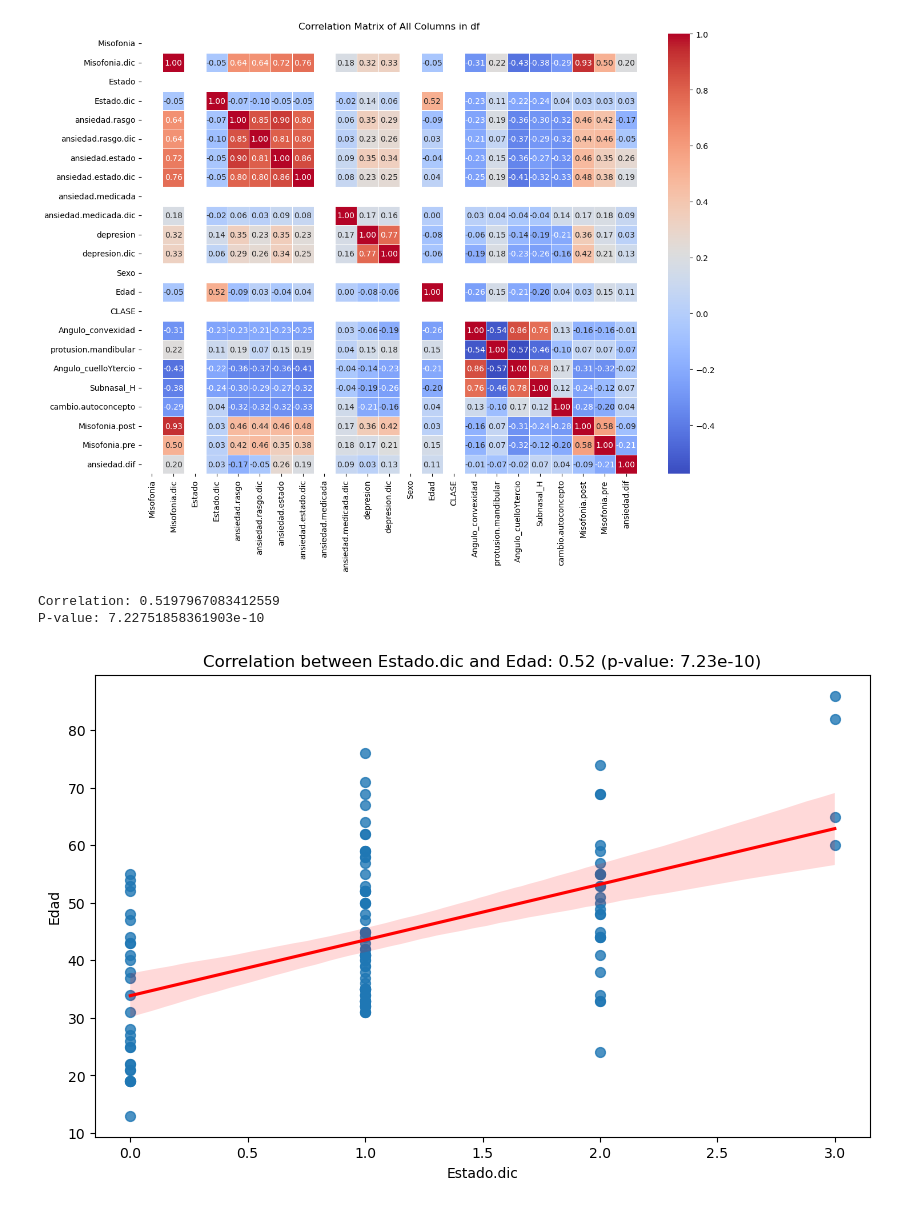
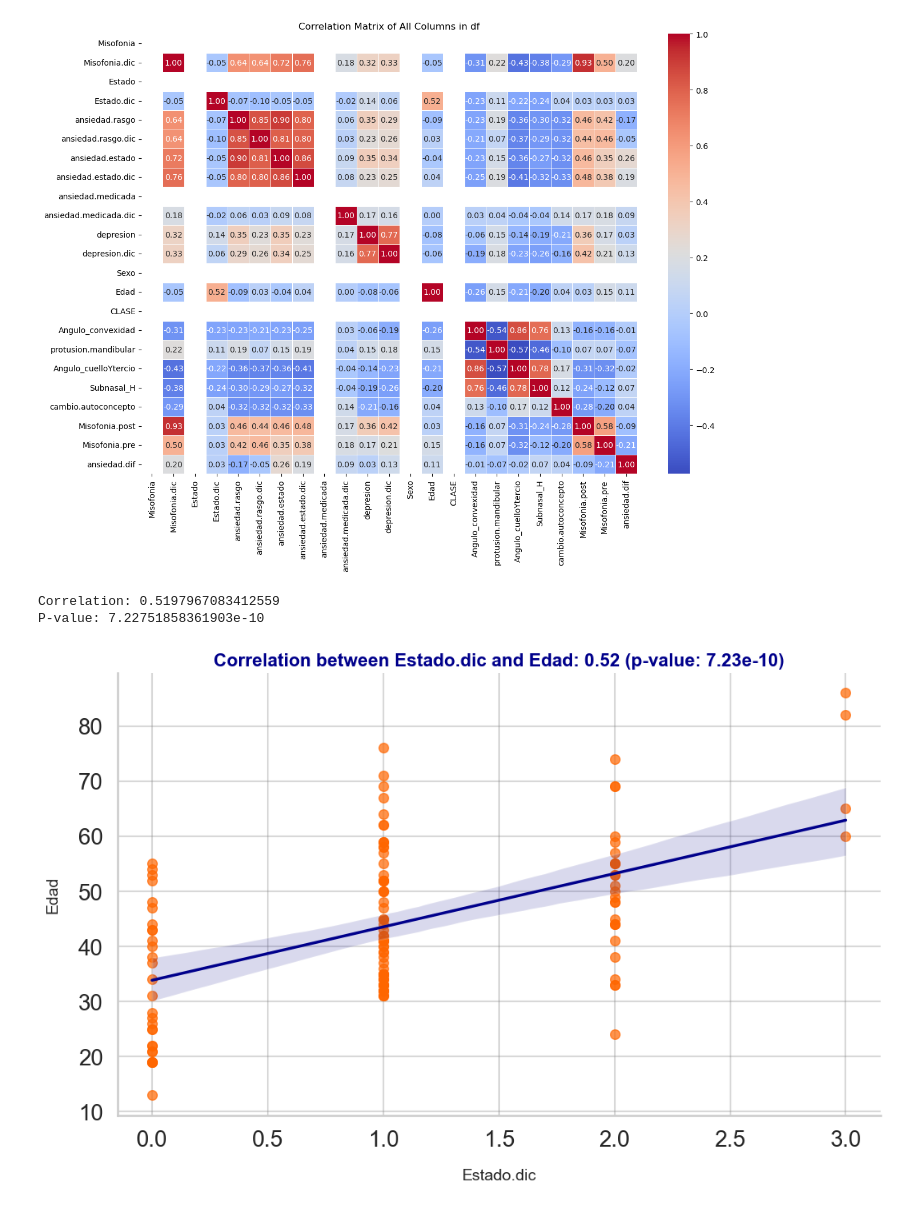
Before and after one commit to MMRES-PyBootcamp/MMRES-python-bootcamp2024, a Jupyter notebook: Misophonia_report/MMRES_Report_AlbertGrass_AndresGordo.ipynb, the cells around one changed output. Cells and saved outputs as stored; diff of their text form; code cells hidden in the pictures.

Commit message:
Finish Exploratory data Analysis Part

```diff
--- a/Misophonia_report/MMRES_Report_AlbertGrass_AndresGordo.ipynb
+++ b/Misophonia_report/MMRES_Report_AlbertGrass_AndresGordo.ipynb
@@ -137,23 +152,40 @@ plt.show()
 # %%
 # Calculate the correlation
 # Calculate the correlation
 correlation = df['Estado.dic'].corr(df['Edad'])
 print(f"Correlation: {correlation}")
 
 # Compute the p-value
 n = df[['Estado.dic', 'Edad']].dropna().shape[0]
 t_stat = correlation * np.sqrt((n - 2) / (1 - correlation**2))
 p_value = 2 * (1 - stats.t.cdf(np.abs(t_stat), df=n-2))
 print(f"P-value: {p_value}")
 
-# Plot the data
-plt.figure(figsize=(10, 6))
-sns.regplot(x='Estado.dic', y='Edad', data=df, scatter_kws={'s': 50}, line_kws={'color': 'red'})
-plt.title(f'Correlation between Estado.dic and Edad: {correlation:.2f} (p-value: {p_value:.2e})')
-plt.xlabel('Estado.dic')
-plt.ylabel('Edad')
+sns.set_theme(style="whitegrid")
+sns.set_context("talk", font_scale=1.2)
+
+# Create figure and axis with larger dimensions for clarity
+plt.figure(figsize=(12, 7), dpi=100)
+
+# Scatterplot with regression line
+sns.regplot(x='Estado.dic', y='Edad', data=df,
+            scatter_kws={'s': 70, 'alpha': 0.7, 'color': '#ff6600'}, # New scatter color (orange)
+            line_kws={'color': 'darkblue', 'lw': 2.5})               # New regression line color (blue)
+
+# Title and labels with enhanced font properties
+plt.title(f'Correlation between Estado.dic and Edad: {correlation:.2f} (p-value: {p_value:.2e})',
+          fontsize=16, fontweight='bold', color='darkblue')
+plt.xlabel('Estado.dic', fontsize=14, labelpad=15)
+plt.ylabel('Edad', fontsize=14, labelpad=15)
+
+# Lighten grid and remove top/right spines for a cleaner look
+plt.grid(True, color='gray', alpha=0.3)
+plt.gca().spines['top'].set_visible(False)
+plt.gca().spines['right'].set_visible(False)
+
+# Show plot
 plt.show()
 # %% [output]
 Correlation: 0.5197967083412559
 P-value: 7.22751858361903e-10
-[figure, old version]
+[figure, new version]
```
Also changed, not shown: parts of 2 cells of this notebook.
